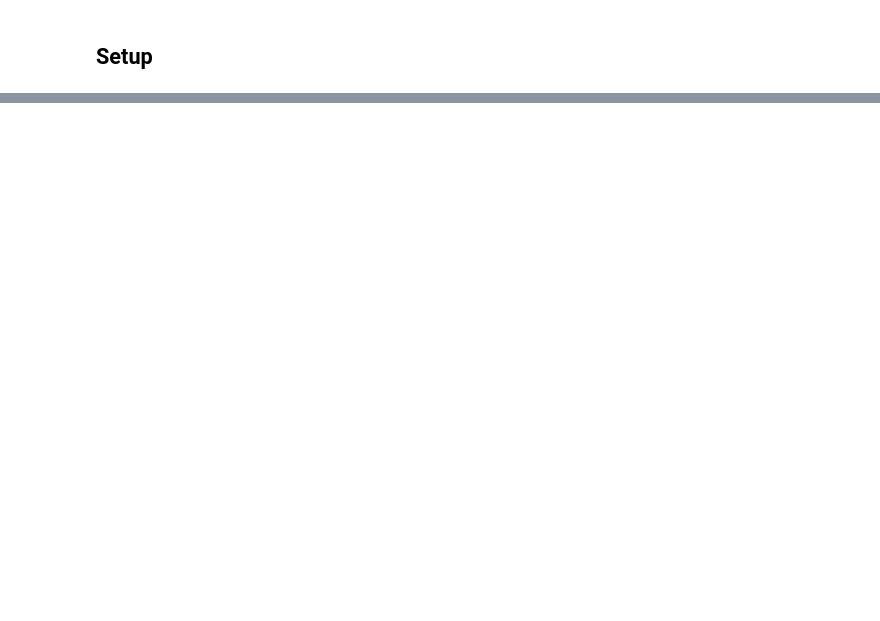
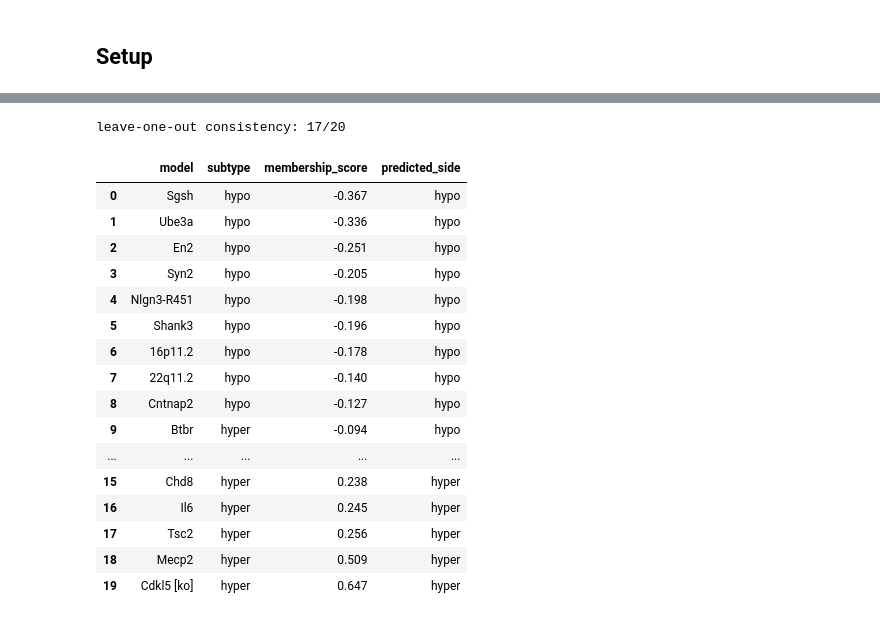
Before and after one commit to peach-lucien/otter, a Jupyter notebook: notebooks/09_pagani_per_model_translation.ipynb, the cells around one changed output, grey strips where cells are left out. Saved outputs shown, nothing was run; the diff lists cells and outputs as text; code cells hidden in the pictures; blank space fills up the shorter version.

```diff
--- a/notebooks/09_pagani_per_model_translation.ipynb
+++ b/notebooks/09_pagani_per_model_translation.ipynb
@@ -131,0 +21,16 @@ Three panels: (1) PCA of the 20 mouse models in 1,491-feature space colored by c
+# %%
+import os, sys, json
+from pathlib import Path
+import numpy as np, pandas as pd
+from importlib import import_module
+from IPython.display import Image, display
+
+ROOT = Path.cwd().parent if Path.cwd().name == 'notebooks' else Path.cwd()
+os.chdir(ROOT)
+sys.path.insert(0, str(ROOT / 'src'))
+sys.path.insert(0, str(ROOT / 'experiments' / 'pagani_2026_per_model'))
+
+# The corrected experiment module is the single source of truth for the logic.
+pm = import_module('01_per_model_clustering')
+pi = np.load(ROOT / 'outputs/coupling/pi_fc_plus_SC.npy')   # current production π
+print(f'HOMER π: {pi.shape}, total mass {pi.sum():.3f}')
@@ -131,0 +46,8 @@ Three panels: (1) PCA of the 20 mouse models in 1,491-feature space colored by c
+# %%
+X, labels = pm.load_clean_figura_1c()
+subtype = pm.derive_and_verify_subtypes(X, labels)   # raises if the sign check fails
+df = pd.DataFrame({'model': labels,
+                   'mean_connectivity': X.mean(1).round(3),
+                   'subtype': subtype})
+print(f'verified split: {subtype.count("hyper")} hyper / {subtype.count("hypo")} hypo')
+df
@@ -131,0 +84,28 @@ Three panels: (1) PCA of the 20 mouse models in 1,491-feature space colored by c
+# %%
+members = pm.loo_membership(X, subtype)
+n_ok = sum(members[i]['predicted_side'] == subtype[i] for i in range(len(labels)))
+print(f'leave-one-out consistency: {n_ok}/{len(labels)}')
+mdf = pd.DataFrame([{'model': labels[i], 'subtype': subtype[i],
+                     'membership_score': round(members[i]['membership_score'], 3),
+                     'predicted_side': members[i]['predicted_side']}
+                    for i in range(len(labels))]).sort_values('membership_score')
+mdf.reset_index(drop=True)
+# %% [output]
+leave-one-out consistency: 17/20
+|  | model | subtype | membership_score | predicted_side |
+| 0 | Sgsh | hypo | -0.367 | hypo |
+| 1 | Ube3a | hypo | -0.336 | hypo |
+| 2 | En2 | hypo | -0.251 | hypo |
+| 3 | Syn2 | hypo | -0.205 | hypo |
+| 4 | Nlgn3-R451 | hypo | -0.198 | hypo |
+| 5 | Shank3 | hypo | -0.196 | hypo |
+| 6 | 16p11.2 | hypo | -0.178 | hypo |
+| 7 | 22q11.2 | hypo | -0.140 | hypo |
+| 8 | Cntnap2 | hypo | -0.127 | hypo |
+| 9 | Btbr | hyper | -0.094 | hypo |
+| ... | ... | ... | ... | ... |
+| 15 | Chd8 | hyper | 0.238 | hyper |
+| 16 | Il6 | hyper | 0.245 | hyper |
+| 17 | Tsc2 | hyper | 0.256 | hyper |
+| 18 | Mecp2 | hyper | 0.509 | hyper |
+| 19 | Cdkl5 [ko] | hyper | 0.647 | hyper |
```
Also changed, not shown: parts of 23 cells of this notebook, 8 other files.
